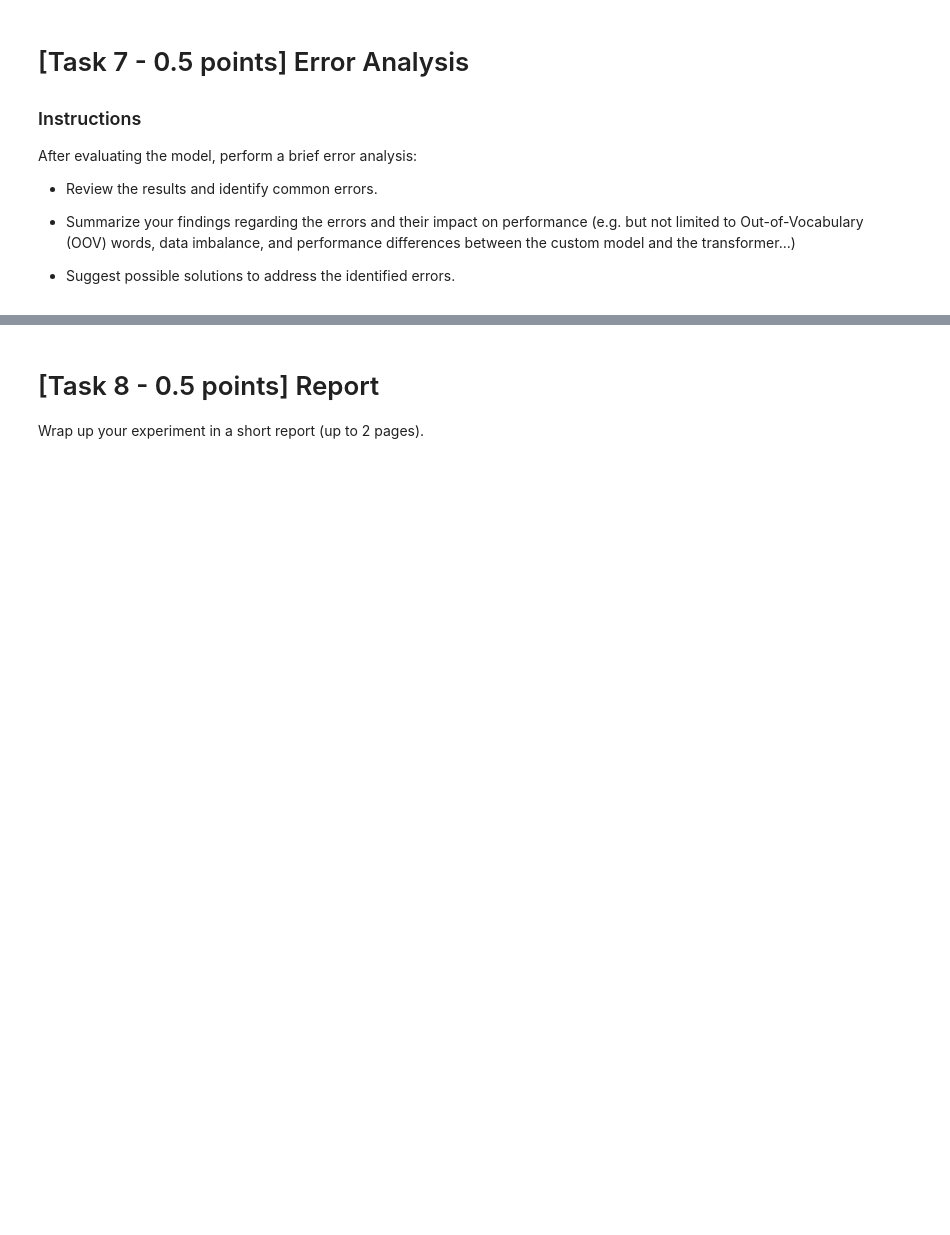
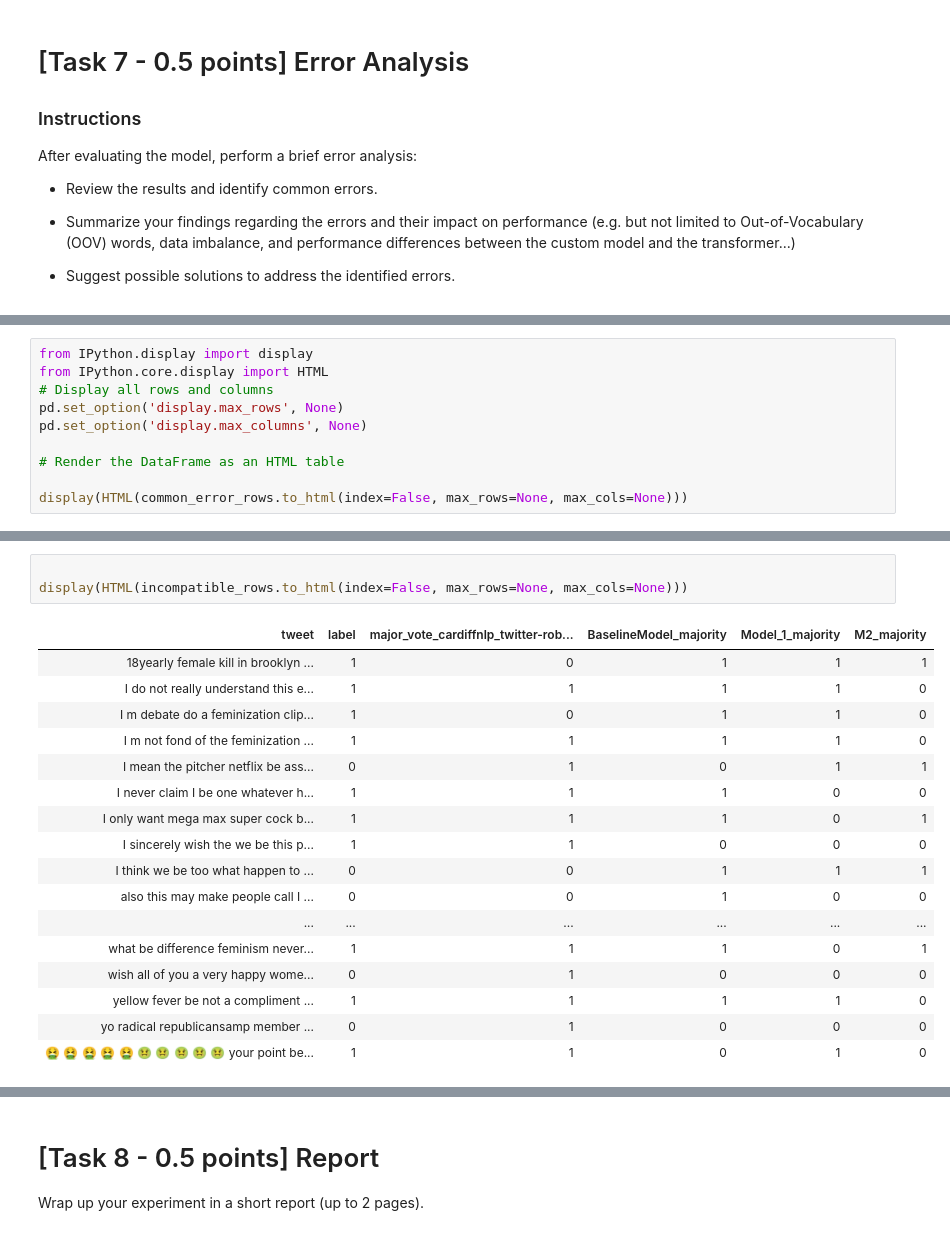
Before and after one commit to kazemihabib/nlp_assignment_1, a Jupyter notebook: Assignment1-2425.ipynb, the cells around one changed output, grey strips where cells are left out. Drawn from its saved outputs; the diff is of its cells as text; blank space fills up the shorter version.

Commit message:
Error analysis added plus some cleaning

```diff
--- a/Assignment1-2425.ipynb
+++ b/Assignment1-2425.ipynb
@@ -1630,0 +1672,10 @@ After evaluating the model, perform a brief error analysis:
+# %%
+from IPython.display import display
+from IPython.core.display import HTML
+# Display all rows and columns
+pd.set_option('display.max_rows', None)
+pd.set_option('display.max_columns', None)
+
+# Render the DataFrame as an HTML table
+
+display(HTML(common_error_rows.to_html(index=False, max_rows=None, max_cols=None)))
@@ -1630,0 +1695,21 @@ After evaluating the model, perform a brief error analysis:
+# %%
+
+display(HTML(incompatible_rows.to_html(index=False, max_rows=None, max_cols=None)))
+# %% [output]
+| tweet | label | major_vote_cardiffnlp_twitter-rob... | BaselineModel_majority | Model_1_majority | M2_majority |
+| 18yearly female kill in brooklyn ... | 1 | 0 | 1 | 1 | 1 |
+| I do not really understand this e... | 1 | 1 | 1 | 1 | 0 |
+| I m debate do a feminization clip... | 1 | 0 | 1 | 1 | 0 |
+| I m not fond of the feminization ... | 1 | 1 | 1 | 1 | 0 |
+| I mean the pitcher netflix be ass... | 0 | 1 | 0 | 1 | 1 |
+| I never claim I be one whatever h... | 1 | 1 | 1 | 0 | 0 |
+| I only want mega max super cock b... | 1 | 1 | 1 | 0 | 1 |
+| I sincerely wish the we be this p... | 1 | 1 | 0 | 0 | 0 |
+| I think we be too what happen to ... | 0 | 0 | 1 | 1 | 1 |
+| also this may make people call I ... | 0 | 0 | 1 | 0 | 0 |
+| ... | ... | ... | ... | ... | ... |
+| what be difference feminism never... | 1 | 1 | 1 | 0 | 1 |
+| wish all of you a very happy wome... | 0 | 1 | 0 | 0 | 0 |
+| yellow fever be not a compliment ... | 1 | 1 | 1 | 1 | 0 |
+| yo radical republicansamp member ... | 0 | 1 | 0 | 0 | 0 |
+| 🤮 🤮 🤮 🤮 🤮 🤢 🤢 🤢 🤢 🤢 your point be... | 1 | 1 | 0 | 1 | 0 |
```
Also changed, not shown: parts of 9 cells of this notebook.
